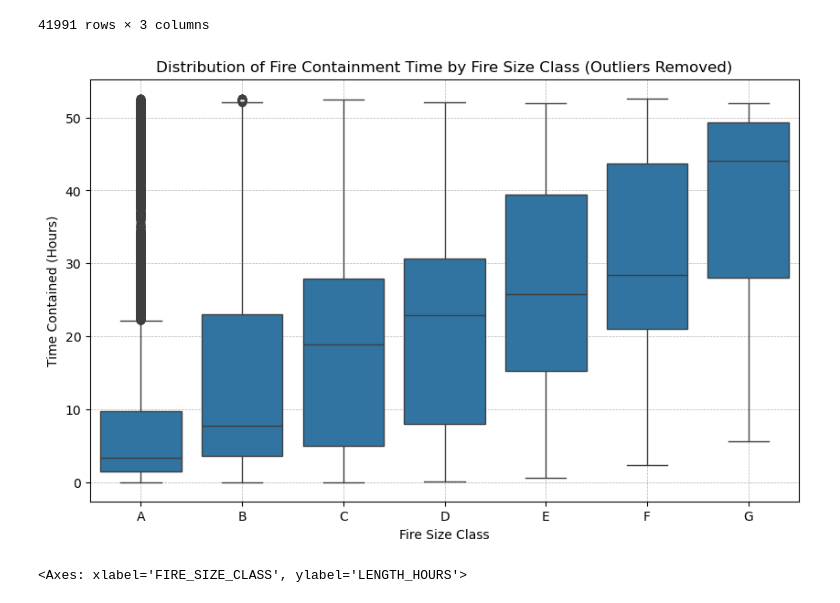
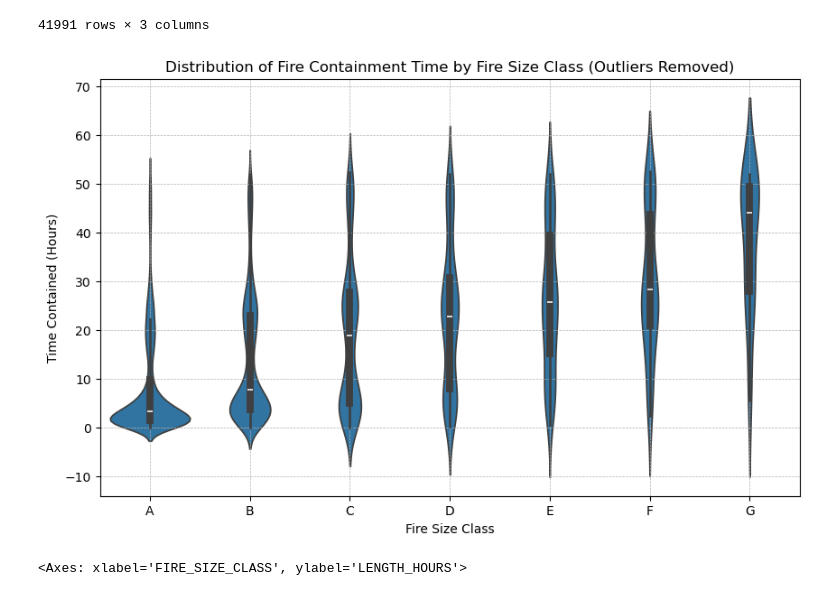
Before and after one commit to BSDSBA-JF/DMW_Lab1, a Jupyter notebook: Boxplot US Wildfire.ipynb, the cells around one changed output. Saved outputs shown, nothing was run; the diff lists cells and outputs as text; code cells hidden in the pictures.

```diff
--- a/Boxplot US Wildfire.ipynb
+++ b/Boxplot US Wildfire.ipynb
@@ -57,30 +57,30 @@ features_df
 # %%
 # Convert Timedelta to hours
 df["LENGTH_HOURS"] = df["LENGTH_CONTAINED"].dt.total_seconds() / 3600
 
 # Compute Q1, Q3, and IQR
 Q1 = df["LENGTH_HOURS"].quantile(0.25)
 Q3 = df["LENGTH_HOURS"].quantile(0.75)
 IQR = Q3 - Q1
 
 # Define outlier bounds
 lower_bound = Q1 - 1.5 * IQR
 upper_bound = Q3 + 1.5 * IQR
 
 # Remove outliers
 df_filtered = df[(df["LENGTH_HOURS"] >= lower_bound) & (df["LENGTH_HOURS"] <= upper_bound)]
 
 # Create the boxplot without outliers
 plt.figure(figsize=(10, 6))
-sns.boxplot(x="FIRE_SIZE_CLASS", y="LENGTH_HOURS", data=df_filtered)
+sns.violinplot(x="FIRE_SIZE_CLASS", y="LENGTH_HOURS", data=df_filtered)
 
 # Customize labels
 plt.xlabel("Fire Size Class")
 plt.ylabel("Time Contained (Hours)")
 plt.title("Distribution of Fire Containment Time by Fire Size Class (Outliers Removed)")
 plt.grid(True, which="both", linestyle="--", linewidth=0.5)
 # %% [output]
-[figure, old version]
+[figure, new version]
 # %%
 sns.boxplot(x="FIRE_SIZE_CLASS", y="LENGTH_HOURS", data=df)
 # %% [output]
```
